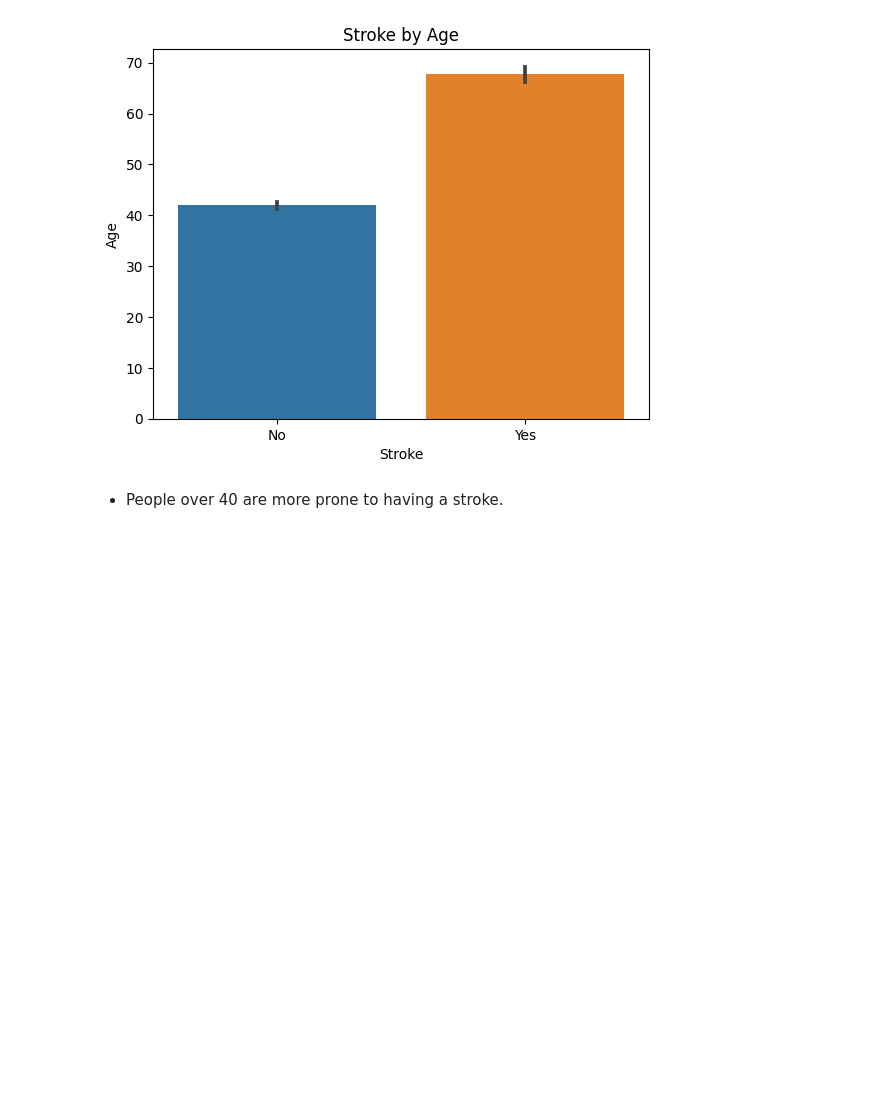
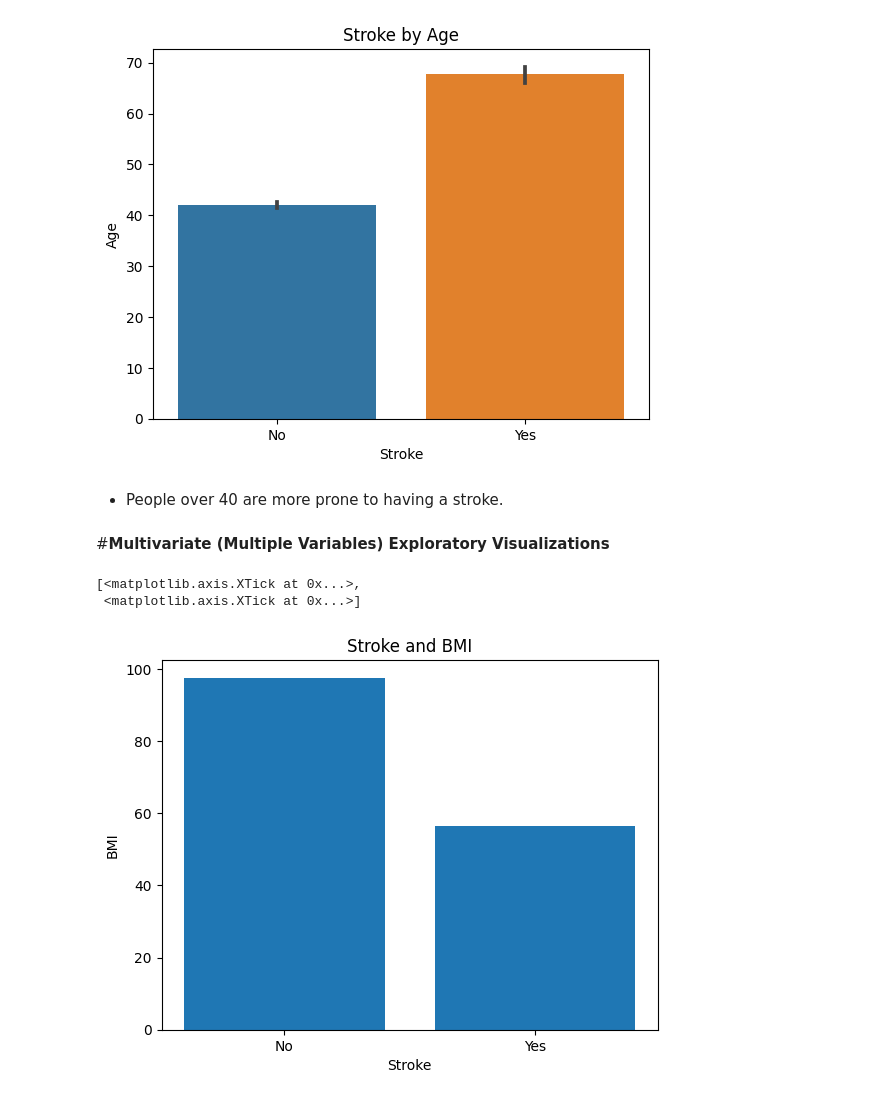
Before and after one commit to Osmayda/Healthcare-Stroke-Prediction-Classification, a Jupyter notebook: Healthcare_Stroke_Data.ipynb, the cells around one changed output. Drawn from its saved outputs; the diff is of its cells as text; code cells hidden in the pictures; blank space fills up the shorter version.

```diff
--- a/Healthcare_Stroke_Data.ipynb
+++ b/Healthcare_Stroke_Data.ipynb
@@ -258,3 +259,22 @@ plt.xticks(range(0,2), ['No', 'Yes']);
 [figure]
 # %% [markdown]
 - People over 40 are more prone to having a stroke.
+# %% [markdown]
+#**Multivariate (Multiple Variables) Exploratory Visualizations**
+# %%
+## Define MatplotLib fig and ax objects using plt.subplots()
+fig, ax = plt.subplots()
+
+## Use ax.bar() to create a vertical bar chart
+ax.bar(df['stroke'], df['bmi'])
+
+## Set the Title
+ax.set_title('Stroke and BMI')
+## Set the Y axis label
+ax.set_ylabel('BMI');
+ax.set_xlabel('Stroke')
+ax.set_xticks(range(0, 2), ['No', 'Yes'])
+# %% [output]
+[<matplotlib.axis.XTick at 0x...>,
+ <matplotlib.axis.XTick at 0x...>]
+[figure, added]
```
Also changed, not shown: parts of 5 cells of this notebook.
